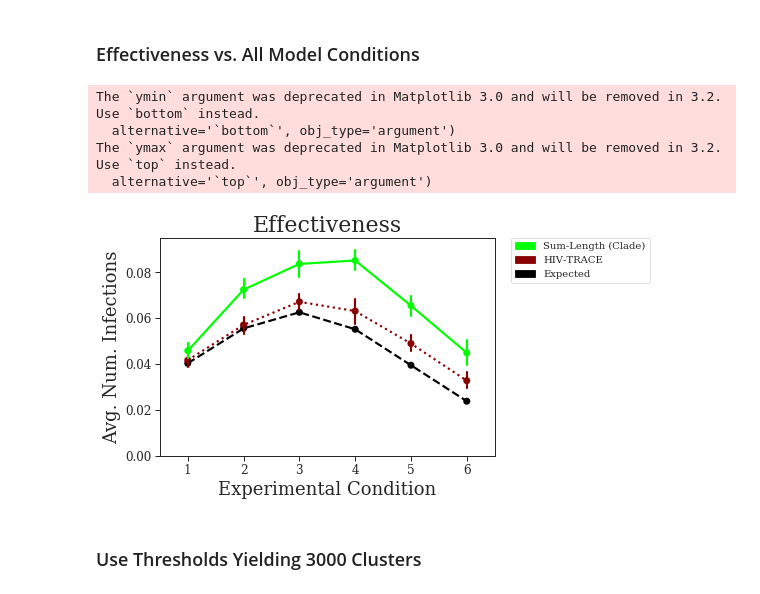
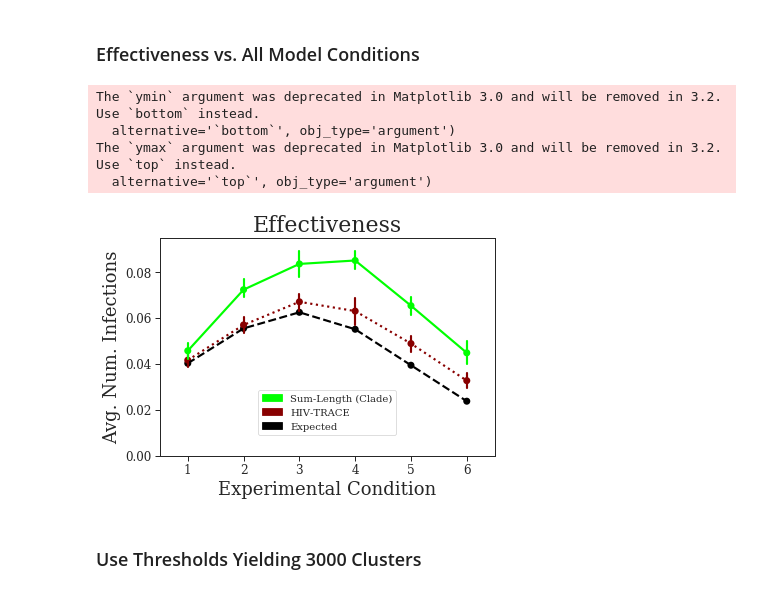
Before and after one commit to niemasd/Tree-Based-Clustering-Paper, a Jupyter notebook: figures/Figures.ipynb, the cells around one changed output. Cells and saved outputs as stored; diff of their text form; code cells hidden in the pictures.

Commit message:
Updated figures

```diff
--- a/figures/Figures.ipynb
+++ b/figures/Figures.ipynb
@@ -191,27 +191,27 @@ The `ymax` argument was deprecated in Matplotlib 3.0 and will be removed in 3.2.
 # %%
 eff_allcond_order = ['expected','hivtrace','sum_branch_clade']
 eff_allcond_handles = [Patch(color=meta['color'][m], label=meta['label'][m]) for m in eff_allcond_order][::-1]
 key_tuples = [(30,1), (20,1), (10,0.5), (10,1), (10,2), (10,4)]
 fig = plt.figure()
 for m in eff_allcond_order:
     x = list(); y = list(); t = default_threshold[m]
     for i,tup in enumerate(key_tuples):
         y += eff_data[m][tup[0]][tup[1]][t]['efficacy']; x += [i+1]*len(eff_data[m][tup[0]][tup[1]][t]['efficacy'])
     ax = pointplot(x=x, y=y, color=meta['color'][m], linestyles=meta['linestyle'][m])
 plt.ylim(ymin=0, ymax=eff_ymax)
 plt.title("Effectiveness", size=22)
 plt.xlabel("Experimental Condition", size=18)
 plt.ylabel("Avg. Num. Infections", size=18)
-legend = plt.legend(handles=eff_allcond_handles,bbox_to_anchor=(1.05, 1), loc=2, borderaxespad=0., frameon=True)
+legend = plt.legend(handles=eff_allcond_handles,bbox_to_anchor=(0.5, 0.3), loc=9, borderaxespad=0., frameon=True)
 plt.show()
 fig.savefig('effectiveness_conditions.pdf', format='pdf', bbox_extra_artists=(legend,), bbox_inches='tight')
 plt.close()
 # %% [output]
 The `ymin` argument was deprecated in Matplotlib 3.0 and will be removed in 3.2. Use `bottom` instead.
   alternative='`bottom`', obj_type='argument')
 The `ymax` argument was deprecated in Matplotlib 3.0 and will be removed in 3.2. Use `top` instead.
   alternative='`top`', obj_type='argument')
-[figure, old version]
+[figure, new version]
 # %% [markdown]
 ### Use Thresholds Yielding 3000 Clusters
 # %%
```
Also changed, not shown: 6 other files.
